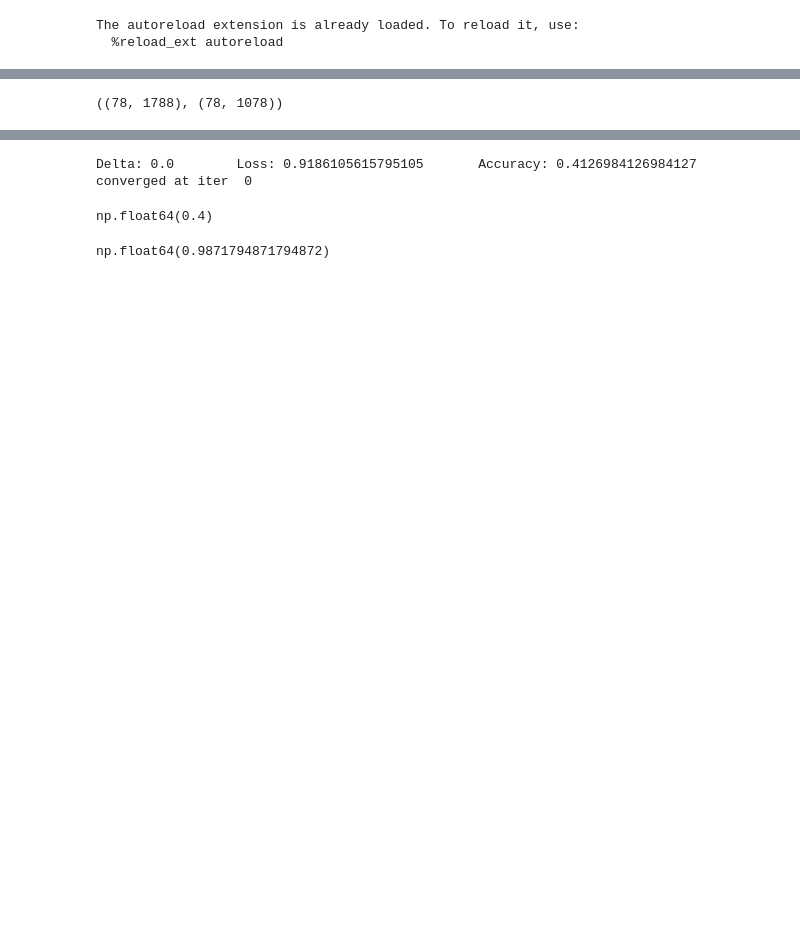
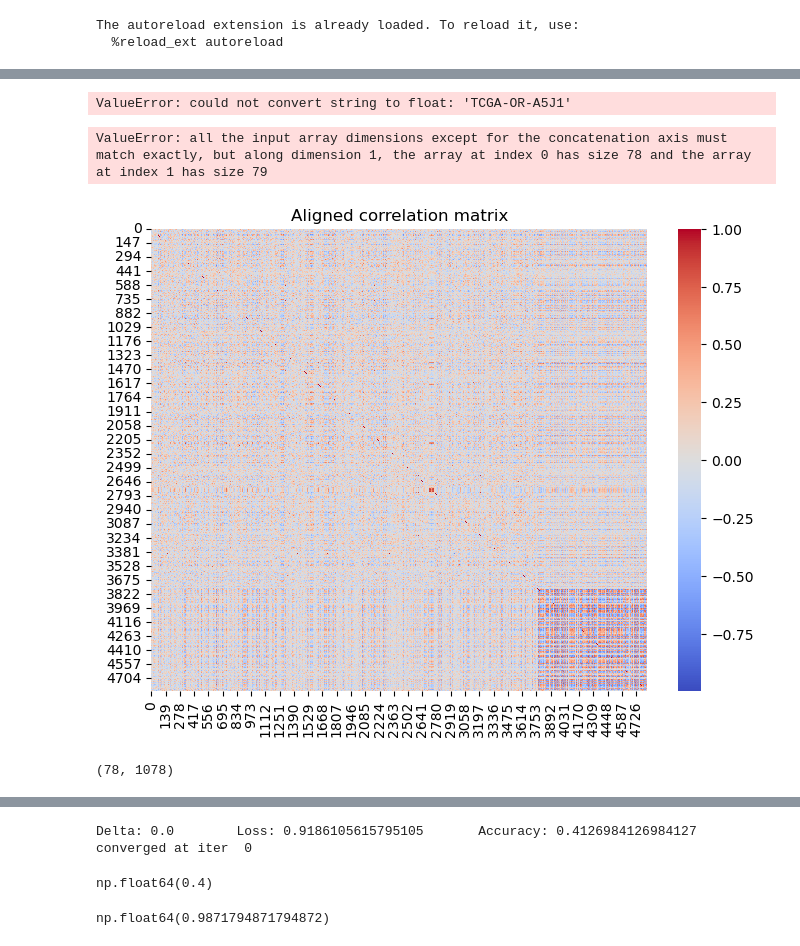
Before and after one commit to otrecoding/jdcoot, a Jupyter notebook: exemple2.ipynb, the cells around one changed output, grey strips where cells are left out. Drawn from its saved outputs; the diff is of its cells as text; code cells hidden in the pictures; blank space fills up the shorter version.

```diff
--- a/exemple2.ipynb
+++ b/exemple2.ipynb
@@ -74,16 +85,16 @@ from jdcoot.utils import xcolumns
 from sklearn.feature_selection import VarianceThreshold
 source = S_data
 target = T_data
-source = source.dropna(subset=['Z'])
-target = target.dropna(subset=['Z'])
 x_source = source.loc[:, xcolumns(source)].values
 x_target = target.loc[:, xcolumns(target)].values
-#selector = VarianceThreshold(threshold=0.5)
-selector = VarianceThreshold(threshold=0.3)
+#selector = VarianceThreshold(threshold=0.4)
+selector = VarianceThreshold(threshold=0.1)
+#x_source_reduced = selector.fit_transform(x_source)
 x_source_reduced = selector.fit_transform(x_source)
-selector = VarianceThreshold(threshold=0.12)
+selector = VarianceThreshold(threshold=0.1)
 #selector = VarianceThreshold(threshold=0.1)
 x_target_reduced = selector.fit_transform(x_target)
+#x_target_reduced = selector.fit_transform(x_source)
 x_target_reduced.shape
 X_df = pd.DataFrame(x_source_reduced, columns=['X'+str(i) for i in range(x_source_reduced.shape[1])])
 X_df['Z'] = source['Z'].values
@@ -93,4 +104,70 @@ X_df['Z'] = target['Z'].values
 target = X_df
 source.shape, target.shape
 # %% [output]
-((78, 1788), (78, 1078))
+ValueError: could not convert string to float: 'TCGA-OR-A5J1'
+# %%
+import seaborn as sns
+import matplotlib.pyplot as plt
+x_source_reduced2=x_source_reduced
+corr_matrix = np.corrcoef(x_source_reduced.T, x_target_reduced.T)
+
+plt.figure(figsize=(8,6))
+sns.heatmap(corr_matrix, cmap="coolwarm", center=0)
+plt.title("Correlation between source and target features")
+plt.show()
+# %% [output]
+ValueError: all the input array dimensions except for the concatenation axis must match exactly, but along dimension 1, the array at index 0 has size 78 and the array at index 1 has size 79
+# %%
+import numpy as np
+from sklearn.preprocessing import StandardScaler
+
+scaler_s = StandardScaler()
+scaler_t = StandardScaler()
+
+x_source_scaled = scaler_s.fit_transform(x_source_reduced)
+x_target_scaled = scaler_t.fit_transform(x_target_reduced)
+
+
+corr_matrix = np.corrcoef(
+    x_source_scaled.T,
+    x_target_scaled.T
+)
+
+p = x_source_scaled.shape[1]
+
+corr_source_target = corr_matrix[:p, p:]
+
+from scipy.optimize import linear_sum_assignment
+row_ind, col_ind = linear_sum_assignment(-np.abs(corr_source_target))
+x_target_scaled_aligned = x_target_scaled[:, col_ind]
+
+signs = np.sign(corr_source_target[row_ind, col_ind])
+x_target_scaled_aligned *= signs
+#threshold = 0.6
+
+#selected_cols = np.where(np.abs(corr_source_target)) > threshold)[0]
+#selected_cols
+#x_source_selected = x_source_reduced[:, selected_cols]
+
+corr_final = np.corrcoef(x_source_scaled.T, x_target_scaled_aligned.T)
+
+import seaborn as sns
+import matplotlib.pyplot as plt
+
+plt.figure(figsize=(8,6))
+sns.heatmap(corr_final, cmap="coolwarm", center=0)
+plt.title("Aligned correlation matrix")
+plt.show()
+
+X_df = pd.DataFrame(x_source_scaled, columns=['X'+str(i) for i in range(x_source_scaled.shape[1])])
+X_df['Z'] = source['Z'].values
+source = X_df
+X_df = pd.DataFrame(x_target_scaled_aligned, columns=['X'+str(i) for i in range(x_target_scaled_aligned.shape[1])])
+X_df['Z'] = target['Z'].values
+target = X_df
+# %% [output]
+[figure, added]
+# %%
+target.shape
+# %% [output]
+(78, 1078)
```
Also changed, not shown: parts of 39 cells of this notebook, 25 other files.
